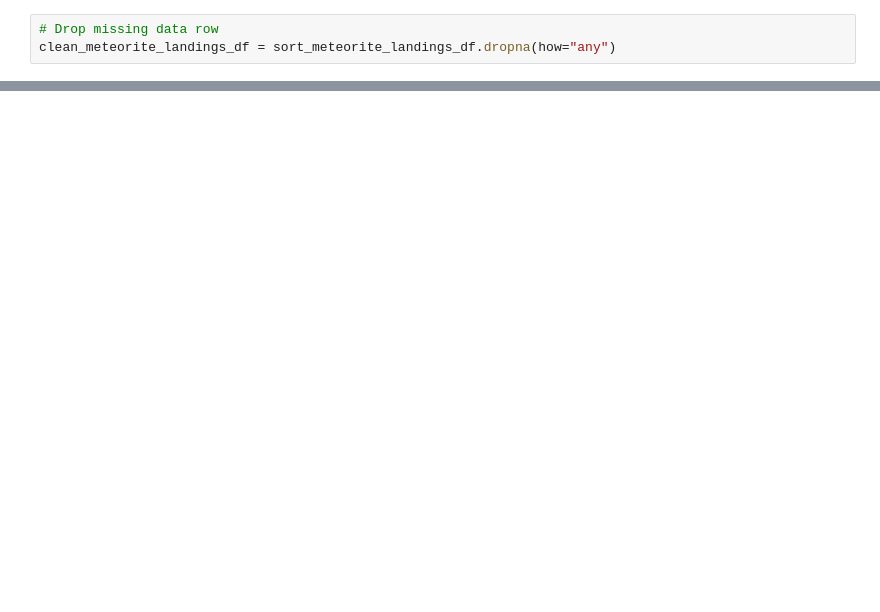
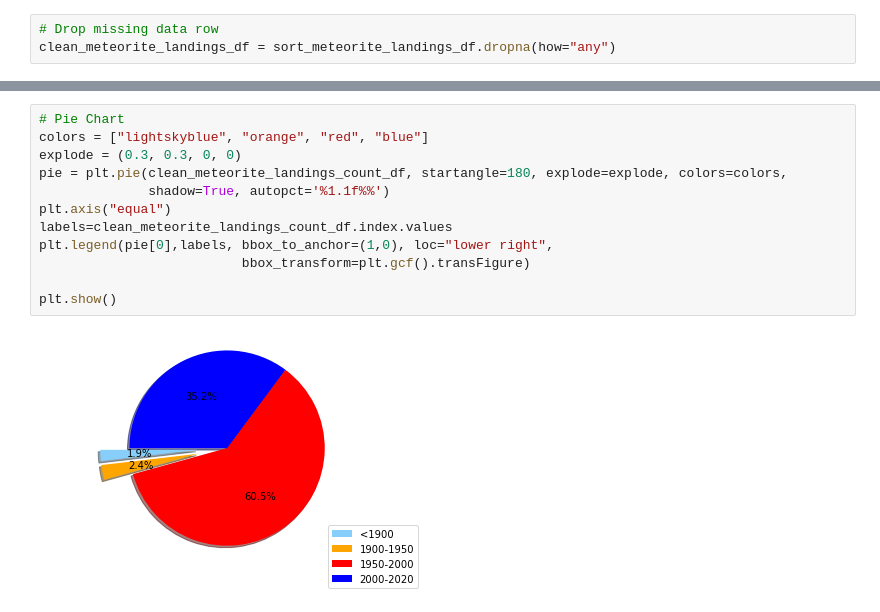
Before and after one commit to jessyoder/Project-1-Meteorites, a Jupyter notebook: Nasa_Meteorite.ipynb, the cells around one changed output, grey strips where cells are left out. Drawn from its saved outputs; the diff is of its cells as text; blank space fills up the shorter version.

```diff
--- a/Nasa_Meteorite.ipynb
+++ b/Nasa_Meteorite.ipynb
@@ -170,0 +181,14 @@ year_data_df
+# %%
+# Pie Chart
+colors = ["lightskyblue", "orange", "red", "blue"]
+explode = (0.3, 0.3, 0, 0)
+pie = plt.pie(clean_meteorite_landings_count_df, startangle=180, explode=explode, colors=colors,
+              shadow=True, autopct='%1.1f%%')
+plt.axis("equal")
+labels=clean_meteorite_landings_count_df.index.values
+plt.legend(pie[0],labels, bbox_to_anchor=(1,0), loc="lower right",
+                          bbox_transform=plt.gcf().transFigure)
+
+plt.show()
+# %% [output]
+[figure, added]
```
Also changed, not shown: parts of 24 cells of this notebook.
